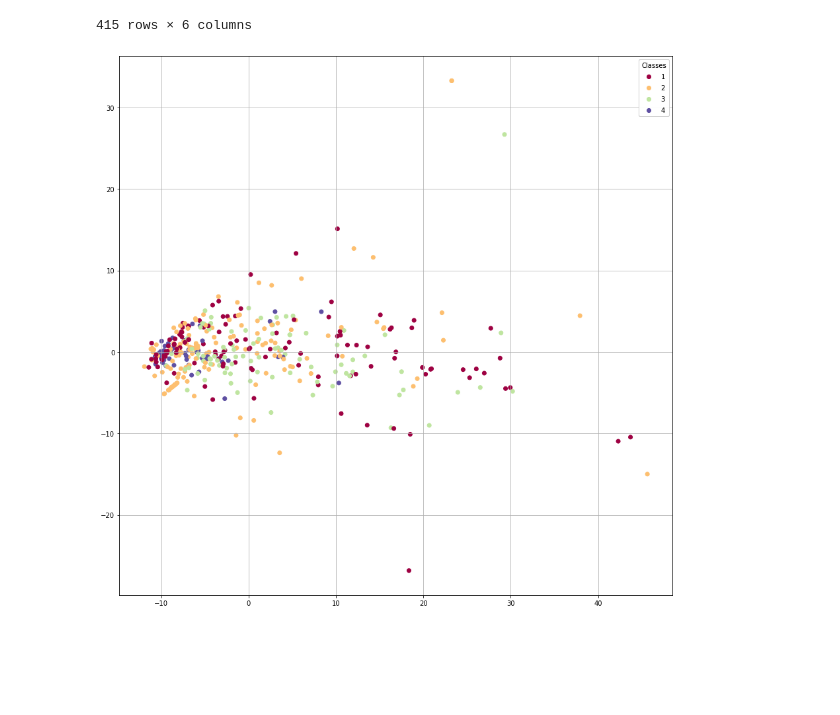
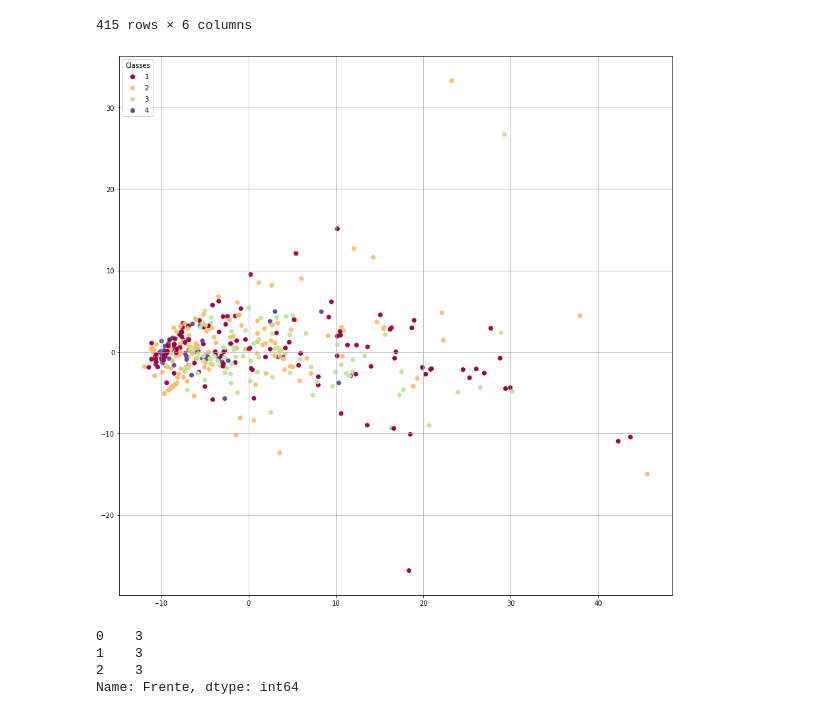
Before and after one commit to roxyconstantine-dev/Proyecto-Final-de-An-lisis-Datos, a Jupyter notebook: Untitled0.ipynb, the cells around one changed output. Saved outputs shown, nothing was run; the diff lists cells and outputs as text; code cells hidden in the pictures; blank space fills up the shorter version.

```diff
--- a/Untitled0.ipynb
+++ b/Untitled0.ipynb
@@ -176,11 +183,12 @@ pca_db
 415 rows × 6 columns
 # %%
 # y visualicemos el resultado
+
 fig, ax = plt.subplots(figsize=(15, 15))
 scatter = ax.scatter(pca_db['pca1'], pca_db['pca2'],c=pca_db['class'], cmap="Spectral")
-legend1 = ax.legend(*scatter.legend_elements(),loc="upper right", title="Classes")
+legend1 = ax.legend(*scatter.legend_elements(),loc="upper left", title="Classes")
 ax.add_artist(legend1)
 ax.grid(True)
 plt.show()
 # %% [output]
-[figure, old version]
+[figure, new version]
@@ -196,0 +195,10 @@ def plot_digits(digits_to_plot, sample_frac=0.1):
+# %%
+y_test= test['Frente']
+y_test=y_test.map(FRENTE_MAPEO).astype(int)
+x_test= test.drop(['Frente'], axis=1)
+y_test
+# %% [output]
+0    3
+1    3
+2    3
+Name: Frente, dtype: int64
```
Also changed, not shown: parts of 4 cells of this notebook.
